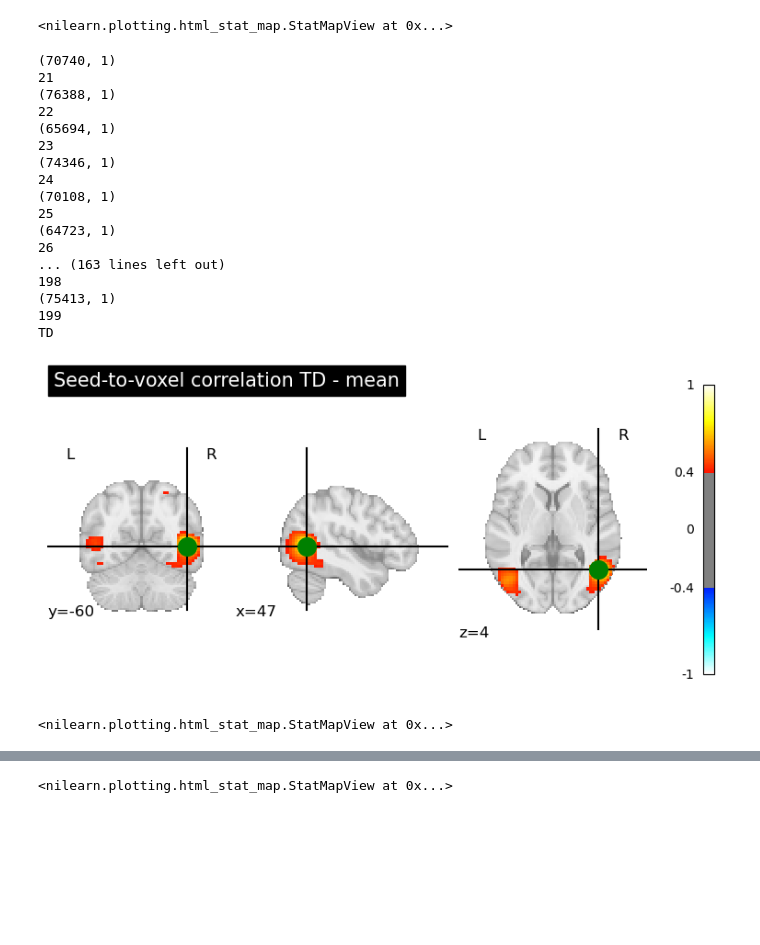
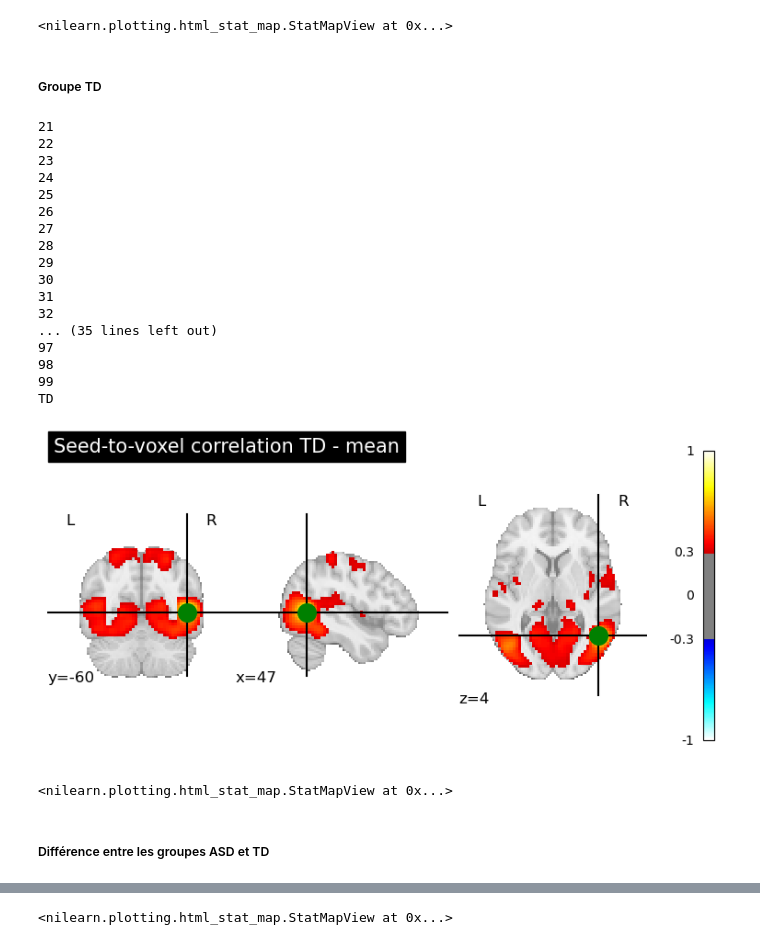
Before and after one commit to brainhack-school2024/cussac_project, a Jupyter notebook: func_connectivity_analysis.ipynb, the cells around one changed output, grey strips where cells are left out. Saved outputs shown, nothing was run; the diff lists cells and outputs as text; code cells hidden in the pictures; blank space fills up the shorter version.

```diff
--- a/func_connectivity_analysis.ipynb
+++ b/func_connectivity_analysis.ipynb
@@ -15,7 +17,7 @@ from nilearn.plotting import plot_connectome
 # %% [markdown]
 #### Importation du jeu de données
 # %%
-dataset_abide = nilearn.datasets.fetch_abide_pcp(n_subjects=200)
+dataset_abide = nilearn.datasets.fetch_abide_pcp(n_subjects=400)
 pheno = pd.DataFrame(dataset_abide['phenotypic'])
 # %%
 #Fonction qui créé une liste contenant les individus asd et une liste contenant les individus td
@@ -29,5 +31,5 @@ def class_asd_td(pheno):
             td.append(i)
     return asd, td
 # %%
-asd, td = class_asd_td(pheno)
+#asd, td = class_asd_td(pheno)
 # %% [markdown]
@@ -66,0 +72,17 @@ plotting.plot_matrix(correlation_matrix_asd, figure=(10, 8), labels=labels_msdl,
+# %%
+# Exemple d'affichage d'une matrice de corrélation
+
+fmri_filepath = dataset_abide['func_preproc'][0] #individu ASD
+data_in_atlas_msdl = atlas_msdl_masker.fit_transform(fmri_filepath)
+#data_in_atlas_ho = atlas_ho_masker.fit_transform(fmri_filepath)
+
+#Création de la matrice de corrélation
+
+correlation_measure = ConnectivityMeasure(kind='correlation')
+correlation_matrix = correlation_measure.fit_transform([data_in_atlas_msdl])[0]
+
+# Affichage de la matrice de corrélation
+
+np.fill_diagonal(correlation_matrix, 0)
+plotting.plot_matrix(correlation_matrix, figure=(10, 8), labels = labels_msdl,
+                     vmax=0.8, vmin=-0.8, reorder=True)
@@ -98,7 +125,7 @@ td_ts = []
 pooled_subjects = []
 groups = []  # asd or td
 
-for subj in range (30):
+for subj in range (100):
 
     group = pheno['DX_GROUP'][subj]
     fmri_filepath = dataset_abide['func_preproc'][subj]
@@ -387,45 +457,46 @@ plotting.view_img(seed_to_voxel_correlations_img_mean_asd, threshold=0.35,
                               title="ASD Group")
 # %% [output]
 <nilearn.plotting.html_stat_map.StatMapView at 0x...>
+# %% [markdown]
+##### Groupe TD
 # %%
 # Seed point correlation moyennée sur plusieurs sujets td
 
 liste_images_td = []
 
 seed_masker = NiftiSpheresMasker(psts_coords,radius=10,detrend=True,standardize="zscore_sample",low_pass=0.1,high_pass=0.01,t_r=2,memory="nilearn_cache",memory_level=1,verbose=0)
 brain_masker = NiftiMasker(smoothing_fwhm=6,detrend=True,standardize="zscore_sample",low_pass=0.1,high_pass=0.01,t_r=2,memory="nilearn_cache",memory_level=1,verbose=0)
 
 for c in td :
 
     seed_to_voxel_correlation = seed_to_voxel_corr(c, brain_masker, seed_masker)
     liste_images_td.append(brain_masker.inverse_transform(seed_to_voxel_correlation.T))
-    print(c)
 
 seed_to_voxel_correlations_img_mean_td = moyenne_images(liste_images_td)
 
 print("TD")
 
-display = plotting.plot_stat_map(seed_to_voxel_correlations_img_mean_td,threshold=0.4,vmax=1,cut_coords=psts_coords[0],title="Seed-to-voxel correlation TD - mean")
+display = plotting.plot_stat_map(seed_to_voxel_correlations_img_mean_td,threshold=0.3,vmax=1,cut_coords=psts_coords[0],title="Seed-to-voxel correlation TD - mean")
 display.add_markers(marker_coords=psts_coords, marker_color="g", marker_size=200)
 # %% [output]
-(70740, 1)
 21
-(76388, 1)
 22
-(65694, 1)
 23
-(74346, 1)
 24
-(70108, 1)
 25
-(64723, 1)
 26
-... (163 lines left out)
-198
-(75413, 1)
-199
+27
+28
+29
+30
+31
+32
+... (35 lines left out)
+97
+98
+99
 TD
-[figure, old version]
+[figure, new version]
 # %%
 #Visualisation en 3D
 
@@ -434,3 +505,5 @@ plotting.view_img(seed_to_voxel_correlations_img_mean_td, threshold=0.35,
                               title="TD Group")
 # %% [output]
 <nilearn.plotting.html_stat_map.StatMapView at 0x...>
+# %% [markdown]
+##### Différence entre les groupes ASD et TD
```
Also changed, not shown: parts of 35 cells of this notebook.
